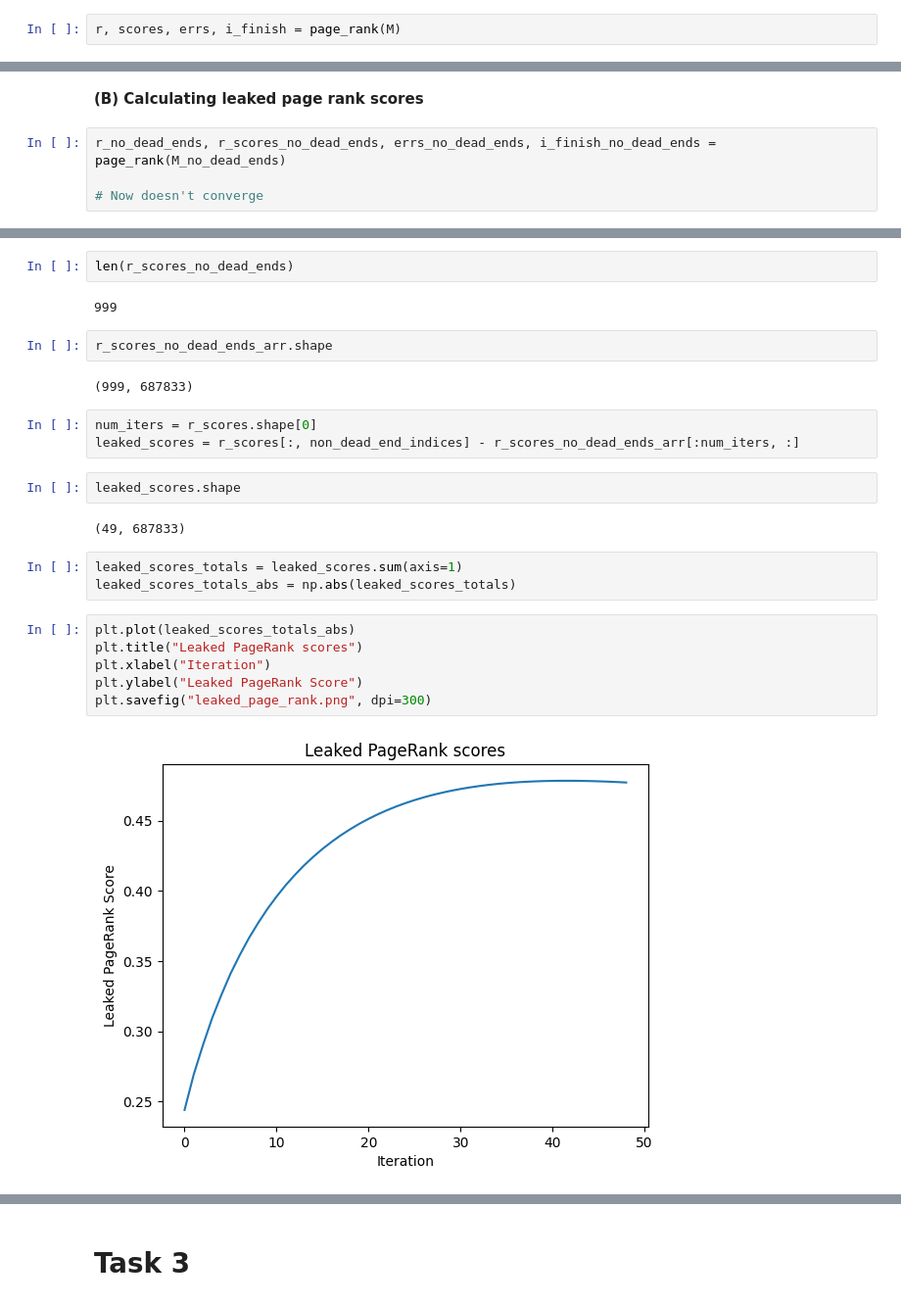
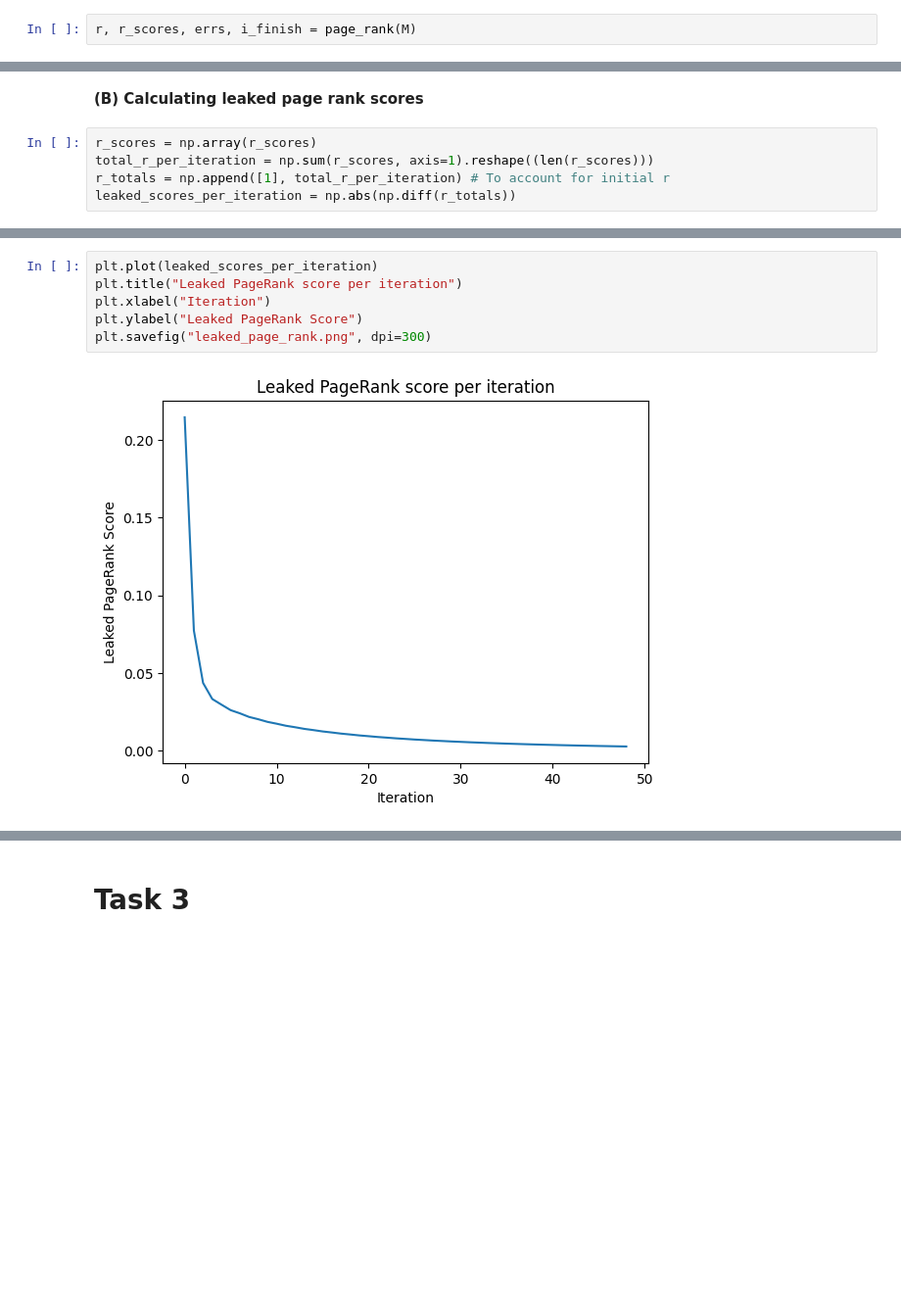
Before and after one commit to HugoPhibbs/CS753_Assignment1, a Jupyter notebook: 753_A1.ipynb, the cells around one changed output, grey strips where cells are left out. Shown at 98% size. Cells and saved outputs as stored; diff of their text form; blank space fills up the shorter version.

```diff
--- a/753_A1.ipynb
+++ b/753_A1.ipynb
@@ -86,6 +86,6 @@ def page_rank(M, max_iter=1000, eps=0.02):
 # %% [markdown]
 Now run the iterative method
 # %%
-r, scores, errs, i_finish = page_rank(M)
+r, r_scores, errs, i_finish = page_rank(M)
 # %% [output]
 Number of iterations: 49
@@ -241,6 +170,7 @@ The number of dead-end nodes was 187880
 # %% [markdown]
 **(B) Calculating leaked page rank scores**
 # %%
-r_no_dead_ends, r_scores_no_dead_ends, errs_no_dead_ends, i_finish_no_dead_ends = page_rank(M_no_dead_ends)
-
-# Now doesn't converge
+r_scores = np.array(r_scores)
+total_r_per_iteration = np.sum(r_scores, axis=1).reshape((len(r_scores)))
+r_totals = np.append([1], total_r_per_iteration) # To account for initial r
+leaked_scores_per_iteration = np.abs(np.diff(r_totals))
@@ -264,26 +177,8 @@ r_scores.shape
-# %%
-len(r_scores_no_dead_ends)
-# %% [output]
-999
-# %%
-r_scores_no_dead_ends_arr.shape
-# %% [output]
-(999, 687833)
-# %%
-num_iters = r_scores.shape[0]
-leaked_scores = r_scores[:, non_dead_end_indices] - r_scores_no_dead_ends_arr[:num_iters, :]
-# %%
-leaked_scores.shape
-# %% [output]
-(49, 687833)
-# %%
-leaked_scores_totals = leaked_scores.sum(axis=1)
-leaked_scores_totals_abs = np.abs(leaked_scores_totals)
 # %%
-plt.plot(leaked_scores_totals_abs)
-plt.title("Leaked PageRank scores")
+plt.plot(leaked_scores_per_iteration)
+plt.title("Leaked PageRank score per iteration")
 plt.xlabel("Iteration")
 plt.ylabel("Leaked PageRank Score")
 plt.savefig("leaked_page_rank.png", dpi=300)
 # %% [output]
-[figure, old version]
+[figure, new version]
```
Also changed, not shown: parts of 22 cells of this notebook, 3 other files.
